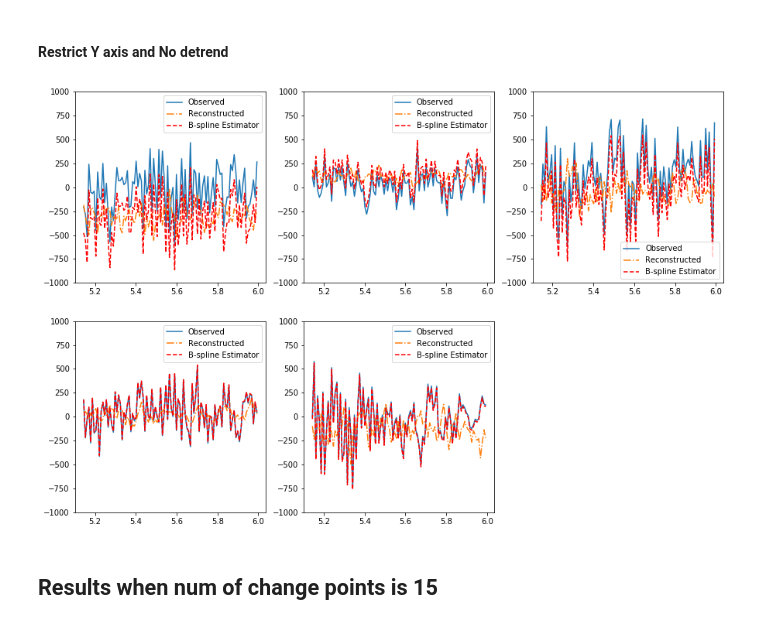
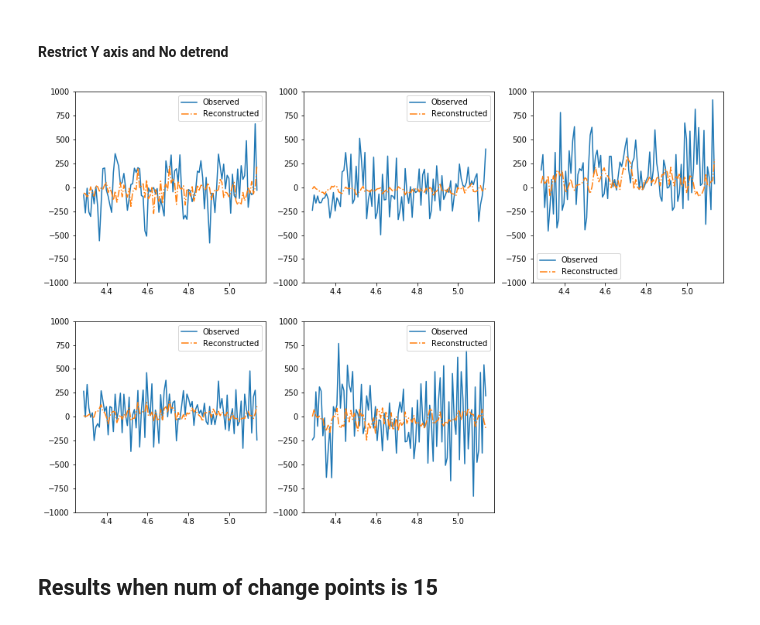
Before and after one commit to JINhuaqing/TVDN-simu, a Jupyter notebook: realdata/MEG1HPFTest.ipynb, the cells around one changed output. Saved outputs shown, nothing was run; the diff lists cells and outputs as text; code cells hidden in the pictures.

```diff
--- a/realdata/MEG1HPFTest.ipynb
+++ b/realdata/MEG1HPFTest.ipynb
@@ -892,19 +893,19 @@ The plot indices are [13 43 44  4  0].
 # %% [markdown]
 #### Restrict Y axis and No detrend
 # %%
-low = 600
-up = 700
+low = 500
+up = 600
 plt.figure(figsize=[15, 5*2])
 for i, idx, in enumerate(idxs):
     plt.subplot(2, 3, i+1)
     plt.ylim([-1000, 1000])
     plt.plot(MEGBspDetNM.ptime[low:up], MEGBspDetNM.nYmat[idx, low:up], "-", label="Observed")
     plt.plot(MEGBspDetNM.ptime[low:up], MEGBspDetNM.RecResCur.EstXmatRealOrg[idx, low:up], "-.", label="Reconstructed")
-    plt.plot(MEGBspDetNM.ptime[low:up], MEGBspDetNM.Xmat[idx, low:up], "r--", label="B-spline Estimator")
+    #plt.plot(MEGBspDetNM.ptime[low:up], MEGBspDetNM.Xmat[idx, low:up], "r--", label="B-spline Estimator")
     #plt.vlines(MEGBspDetNM.ptime[low:up][32], ymin=-1000, ymax=1000, label="change")
     plt.legend()
 # %% [output]
-[figure, old version]
+[figure, new version]
 # %% [markdown]
 ## Results when num of change points is 15
 # %%
```
Also changed, not shown: parts of 11 cells of this notebook.
